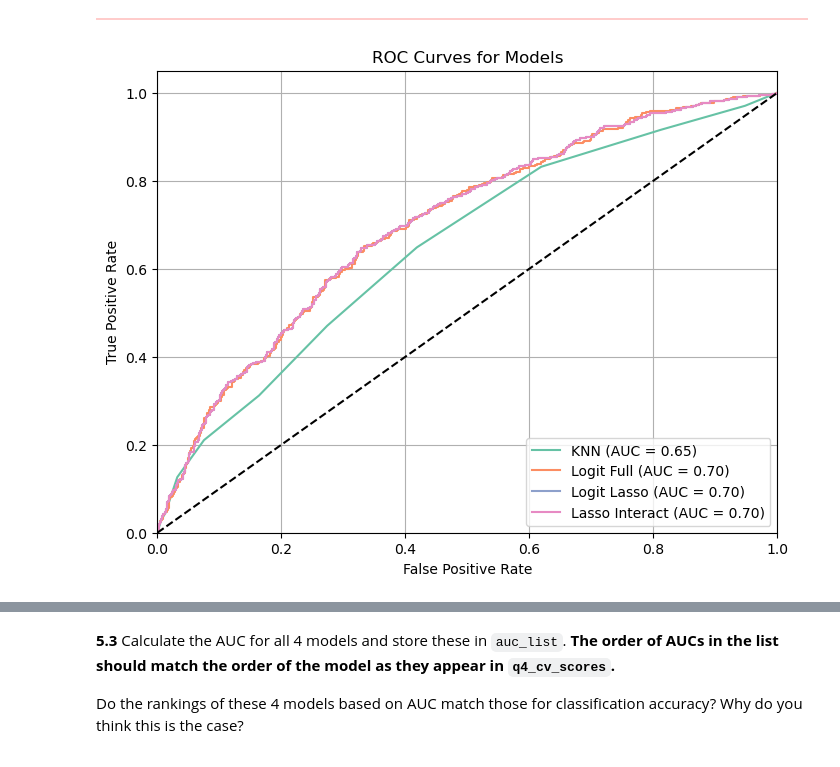
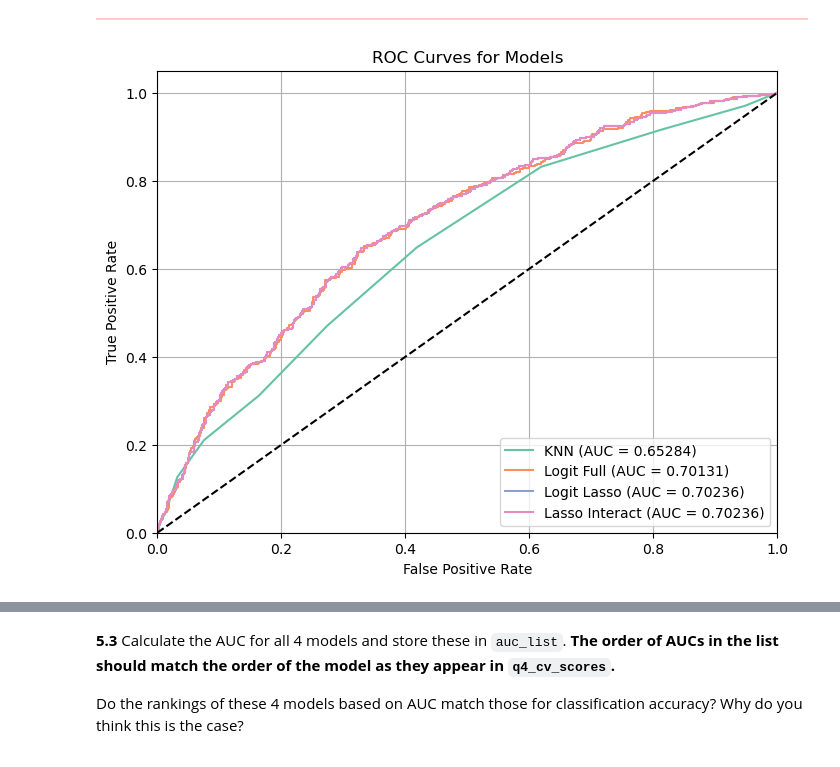
Before and after one commit to WayneKaiYeh/CSCI-E-109A-Intro-of-DS-HW, a Jupyter notebook: cs1090a_hw4 _final.ipynb, the cells around one changed output, grey strips where cells are left out. Drawn from its saved outputs; the diff is of its cells as text; code cells hidden in the pictures.

```diff
--- a/cs1090a_hw4 _final.ipynb
+++ b/cs1090a_hw4 _final.ipynb
@@ -1570,6 +1584,7 @@ q4.5 results: All test cases passed!
 #Create new features including 2-ways interaction term and important feature from previous steps.
 
 x_interact = pd.DataFrame()
+x_test_interact = pd.DataFrame()
 
 for i in range(len(predictors_important)):
     for j in range(i+1,len(predictors_important)):
@@ -1577,10 +1592,15 @@ for i in range(len(predictors_important)):
         feature2 = predictors_important[j]
         interact_name = f"{feature1}_{feature2}"
         x_interact[interact_name] = x_train_full[feature1] * x_train_full[feature2]
+        x_test_interact[interact_name] = X_test[feature1] * X_test[feature2]
 
 
 x_lasso_interact = pd.concat([x_train_full[predictors_important],x_interact],axis=1)
 x_lasso_interact.reset_index(drop=True)
 x_lasso_interact.head()
+
+x_test_lasso_interact = pd.concat([X_test[predictors_important],x_test_interact],axis=1)
+x_test_lasso_interact.reset_index(drop=True)
+x_test_lasso_interact.head()
 # %% [output]
 |  | test_score | ap | avg_ap | sat_subjects | gpa | female | minority | sports | harvard | early_app | ... |
@@ -1775,32 +1795,32 @@ def plot_roc_curves(models, X, y, cv=10):
 
     for name, model in models.items():
         # Cross-validated probabilities
         y_proba = cross_val_predict(model, X, y, cv=cv, method='predict_proba')
 
         # Calculate ROC curve and AUC
         fpr, tpr, _ = roc_curve(y, y_proba[:, 1])
         roc_auc = auc(fpr, tpr)
         aucs[name] = roc_auc
 
 
-        plt.plot(fpr, tpr, label=f'{name} (AUC = {roc_auc:.2f})')
+        plt.plot(fpr, tpr, label=f'{name} (AUC = {roc_auc:.5f})')
 
 
     plt.plot([0, 1], [0, 1], 'k--')
     plt.xlim([0.0, 1.0])
     plt.ylim([0.0, 1.05])
     plt.xlabel('False Positive Rate')
     plt.ylabel('True Positive Rate')
     plt.title('ROC Curves for Models')
     plt.legend(loc="lower right")
     plt.grid(True)
     plt.show()
 
     return aucs
 
 
 
 # we plot ROC curves
 aucs = plot_roc_curves(models, X_train, y_train, cv=10)
 # %% [output]
-[figure, old version]
+[figure, new version]
```
Also changed, not shown: parts of 10 cells of this notebook.
